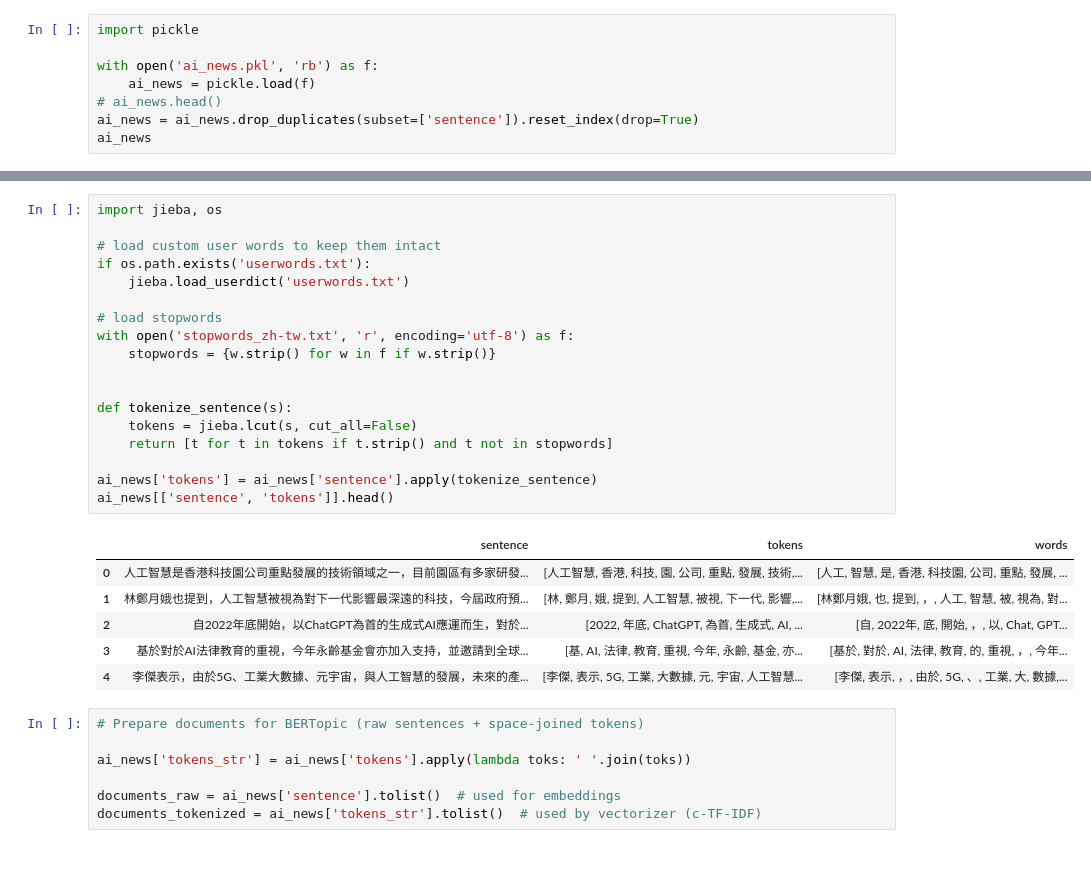
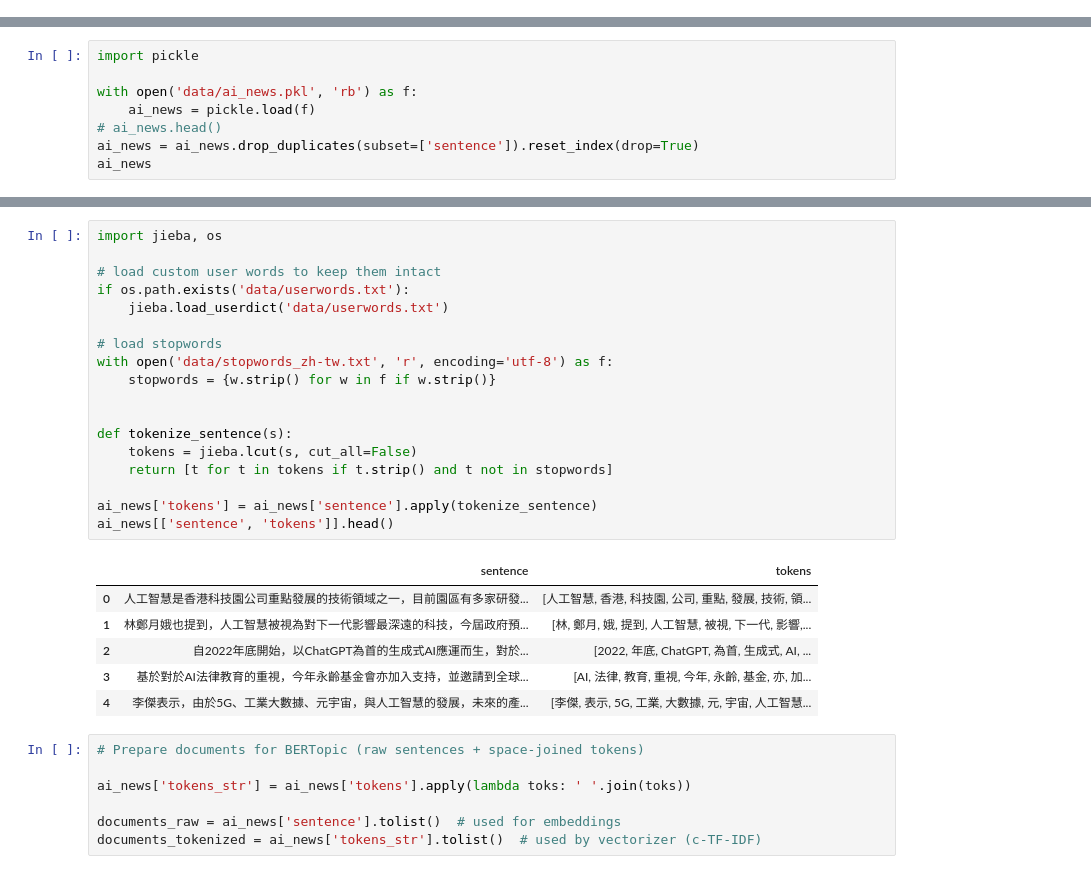
Before and after one commit to jirlong/PSS1141, a Jupyter notebook: ai_news_bertopic.ipynb, the cells around one changed output, grey strips where cells are left out. Saved outputs shown, nothing was run; the diff lists cells and outputs as text.

```diff
--- a/ai_news_bertopic.ipynb
+++ b/ai_news_bertopic.ipynb
@@ -5,8 +0,0 @@
-# %%
-import pickle
-
-with open('ai_news.pkl', 'rb') as f:
-    ai_news = pickle.load(f)
-# ai_news.head()
-ai_news = ai_news.drop_duplicates(subset=['sentence']).reset_index(drop=True)
-ai_news
@@ -26,0 +3,8 @@ ai_news
+# %%
+import pickle
+
+with open('data/ai_news.pkl', 'rb') as f:
+    ai_news = pickle.load(f)
+# ai_news.head()
+ai_news = ai_news.drop_duplicates(subset=['sentence']).reset_index(drop=True)
+ai_news
@@ -27,28 +25,28 @@ ai_news
 # %%
 import jieba, os
 
 # load custom user words to keep them intact
-if os.path.exists('userwords.txt'):
-    jieba.load_userdict('userwords.txt')
+if os.path.exists('data/userwords.txt'):
+    jieba.load_userdict('data/userwords.txt')
 
 # load stopwords
-with open('stopwords_zh-tw.txt', 'r', encoding='utf-8') as f:
+with open('data/stopwords_zh-tw.txt', 'r', encoding='utf-8') as f:
     stopwords = {w.strip() for w in f if w.strip()}
 
 
 def tokenize_sentence(s):
     tokens = jieba.lcut(s, cut_all=False)
     return [t for t in tokens if t.strip() and t not in stopwords]
 
 ai_news['tokens'] = ai_news['sentence'].apply(tokenize_sentence)
 ai_news[['sentence', 'tokens']].head()
 # %% [output]
-|  | sentence | tokens | words |
-| 0 | 人工智慧是香港科技園公司重點發展的技術領域之一，目前園區有多家研發... | [人工智慧, 香港, 科技, 園, 公司, 重點, 發展, 技術,... | [人工, 智慧, 是, 香港, 科技園, 公司, 重點, 發展, ... |
-| 1 | 林鄭月娥也提到，人工智慧被視為對下一代影響最深遠的科技，今屆政府預... | [林, 鄭月, 娥, 提到, 人工智慧, 被視, 下一代, 影響,... | [林鄭月娥, 也, 提到, ，, 人工, 智慧, 被, 視為, 對... |
-| 2 | 自2022年底開始，以ChatGPT為首的生成式AI應運而生，對於... | [2022, 年底, ChatGPT, 為首, 生成式, AI, ... | [自, 2022年, 底, 開始, ，, 以, Chat, GPT... |
-| 3 | 基於對於AI法律教育的重視，今年永齡基金會亦加入支持，並邀請到全球... | [基, AI, 法律, 教育, 重視, 今年, 永齡, 基金, 亦... | [基於, 對於, AI, 法律, 教育, 的, 重視, ，, 今年... |
-| 4 | 李傑表示，由於5G、工業大數據、元宇宙，與人工智慧的發展，未來的產... | [李傑, 表示, 5G, 工業, 大數據, 元, 宇宙, 人工智慧... | [李傑, 表示, ，, 由於, 5G, 、, 工業, 大, 數據,... |
+|  | sentence | tokens |
+| 0 | 人工智慧是香港科技園公司重點發展的技術領域之一，目前園區有多家研發... | [人工智慧, 香港, 科技園, 公司, 重點, 發展, 技術, 領... |
+| 1 | 林鄭月娥也提到，人工智慧被視為對下一代影響最深遠的科技，今屆政府預... | [林, 鄭月, 娥, 提到, 人工智慧, 被視, 下一代, 影響,... |
+| 2 | 自2022年底開始，以ChatGPT為首的生成式AI應運而生，對於... | [2022, 年底, ChatGPT, 為首, 生成式, AI, ... |
+| 3 | 基於對於AI法律教育的重視，今年永齡基金會亦加入支持，並邀請到全球... | [AI, 法律, 教育, 重視, 今年, 永齡, 基金, 亦, 加... |
+| 4 | 李傑表示，由於5G、工業大數據、元宇宙，與人工智慧的發展，未來的產... | [李傑, 表示, 5G, 工業, 大數據, 元, 宇宙, 人工智慧... |
 # %%
 # Prepare documents for BERTopic (raw sentences + space-joined tokens)
 
```
Also changed, not shown: parts of 12 cells of this notebook, 27 other files.
